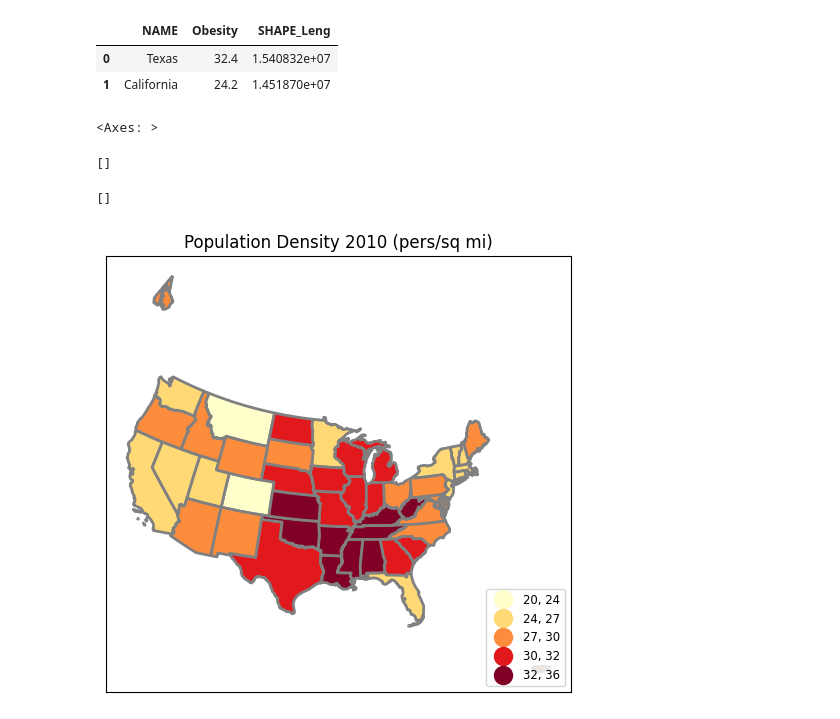
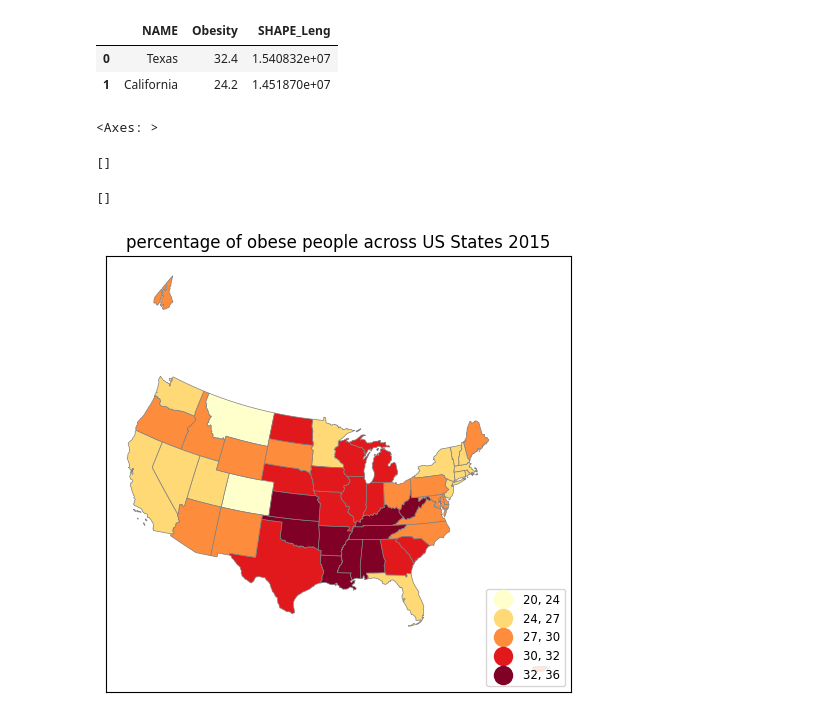
Before and after one commit to kpatwa153/gis, a Jupyter notebook: map.ipynb, the cells around one changed output. Cells and saved outputs as stored; diff of their text form; code cells hidden in the pictures.

```diff
--- a/map.ipynb
+++ b/map.ipynb
@@ -28,7 +45,7 @@ PS0
 
 zip_ref = zipfile.ZipFile('us_map.zip', 'r'); zip_ref.extractall(); zip_ref.close() #just unzipping
 # %%
-#Reading the shapefile data under njC object
-njC=gpd.read_file('National_Obesity_By_State.shp')
+#Reading the shapefile data under obs object
+obs=gpd.read_file('National_Obesity_By_State.shp')
 # %%
 #make the map
@@ -69,19 +89,19 @@ df.head(2)
 # %%
 #your first thematic map! :) lets unpack options real quick esp fmt for dec pts; more later under 'bells and whistles'
 fig, ax = plt.subplots(1, figsize=(6,10))
-njC.plot(ax=ax,column='Obesity',legend=True,cmap='YlOrRd',scheme='natural_breaks',k=5,
-         edgecolor='grey',linewidth=2,legend_kwds= {"fmt": "{:,.0f}",
+obs.plot(ax=ax,column='Obesity',legend=True,cmap='YlOrRd',scheme='natural_breaks',k=5,
+         edgecolor='grey',linewidth=0.5,legend_kwds= {"fmt": "{:,.0f}",
         'loc':'lower right','title_fontsize':'medium','fontsize':'small','markerscale':1.4}) #
 #leg1 = ax.get_legend()
 #leg1.set_title('''Population Density
 #2010 (pers/sq mi)''')
-ax.title.set_text("Population Density 2010 (pers/sq mi)")
+ax.title.set_text("percentage of obese people across US States 2015")
 ax.set_xticks([]) #kills xticks
 ax.set_yticks([]) #kills xticks
 #plt.savefig('fig.pdf',bbox_inches='tight') #,pad_inches=0.1, dpi=200, transparent=True #eps, jpeg, jpg, pdf, pgf, png, ps, raw, rgba, svg, svgz, tif, tiff
 #files.download('fig.pdf') #note can also right click fig and save image as
 # %% [output]
 <Axes: >
 []
 []
-[figure, old version]
+[figure, new version]
```
Also changed, not shown: parts of 11 cells of this notebook.
